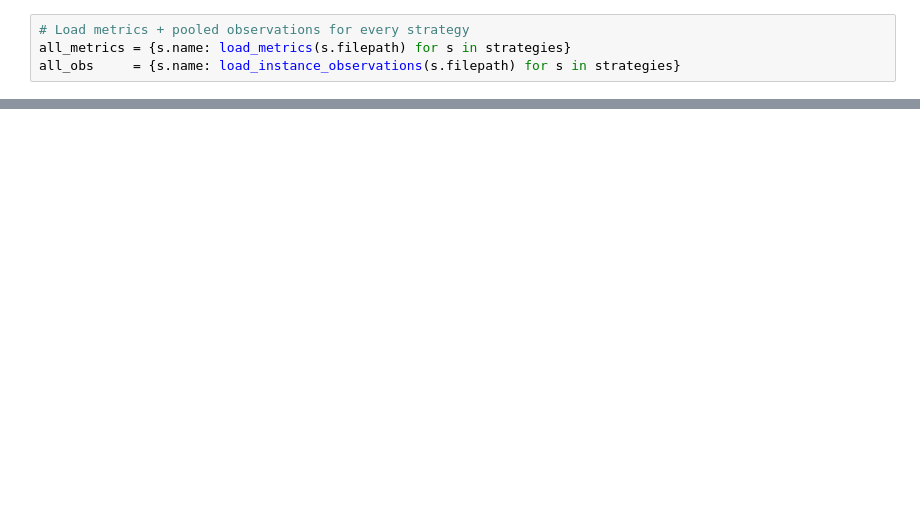
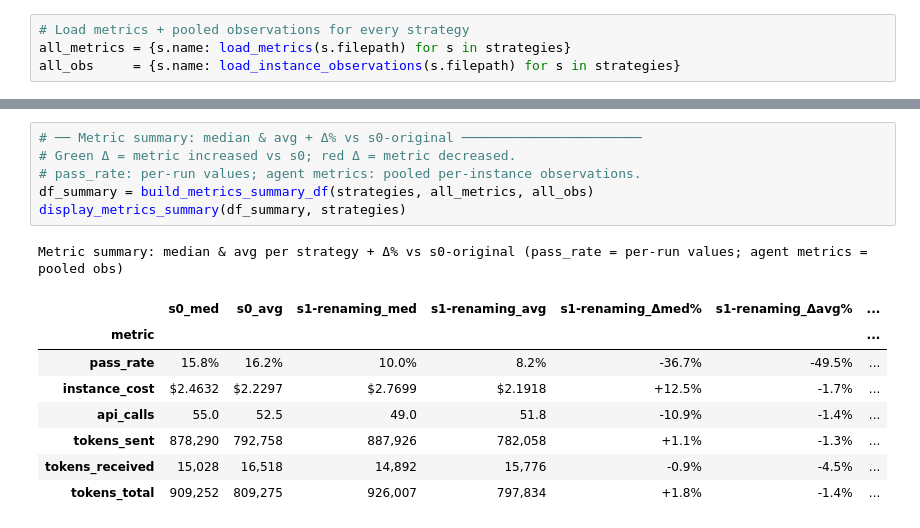
Before and after one commit to Vladislav0Art/thesis-metamorphic-eval, a Jupyter notebook: scripts/comparison.ipynb, the cells around one changed output, grey strips where cells are left out. Saved outputs shown, nothing was run; the diff lists cells and outputs as text; blank space fills up the shorter version.

```diff
--- a/scripts/comparison.ipynb
+++ b/scripts/comparison.ipynb
@@ -205,0 +307,16 @@ display_compact_stat_sig(df_sig, s0.display_name, labels_sX)
+# %%
+# ── Metric summary: median & avg + Δ% vs s0-original ───────────────────────
+# Green Δ = metric increased vs s0; red Δ = metric decreased.
+# pass_rate: per-run values; agent metrics: pooled per-instance observations.
+df_summary = build_metrics_summary_df(strategies, all_metrics, all_obs)
+display_metrics_summary(df_summary, strategies)
+# %% [output]
+Metric summary: median & avg per strategy + Δ% vs s0-original (pass_rate = per-run values; agent metrics = pooled obs)
+|  | s0_med | s0_avg | s1-renaming_med | s1-renaming_avg | s1-renaming_Δmed% | s1-renaming_Δavg% | ... |
+| metric |  |  |  |  |  |  | ... |
+| pass_rate | 15.8% | 16.2% | 10.0% | 8.2% | -36.7% | -49.5% | ... |
+| instance_cost | $2.4632 | $2.2297 | $2.7699 | $2.1918 | +12.5% | -1.7% | ... |
+| api_calls | 55.0 | 52.5 | 49.0 | 51.8 | -10.9% | -1.4% | ... |
+| tokens_sent | 878,290 | 792,758 | 887,926 | 782,058 | +1.1% | -1.3% | ... |
+| tokens_received | 15,028 | 16,518 | 14,892 | 15,776 | -0.9% | -4.5% | ... |
+| tokens_total | 909,252 | 809,275 | 926,007 | 797,834 | +1.8% | -1.4% | ... |
```
Also changed, not shown: parts of 9 cells of this notebook, 1 other file.
